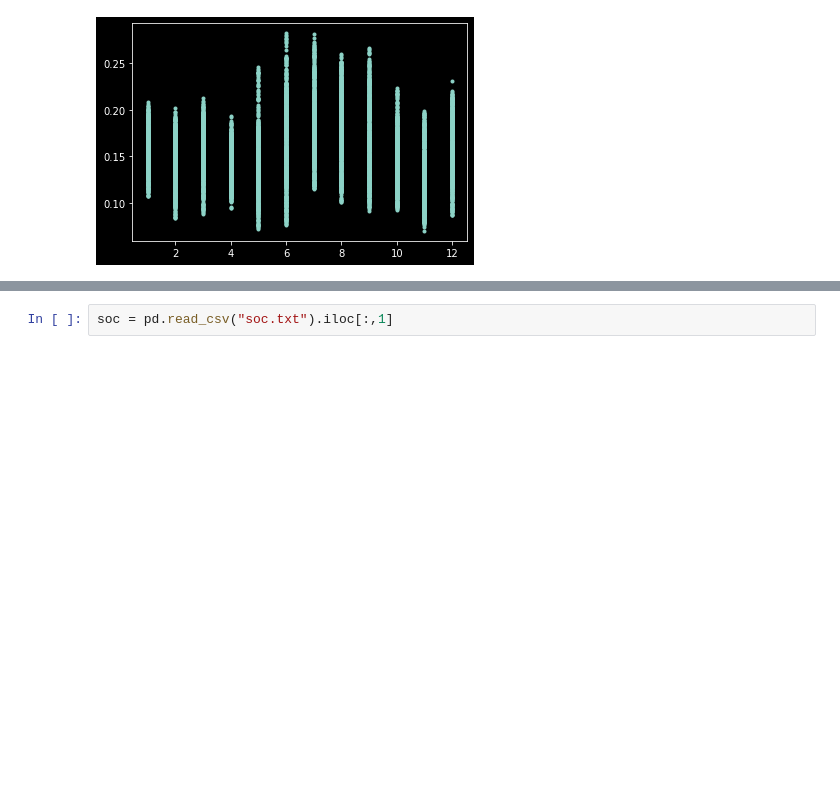
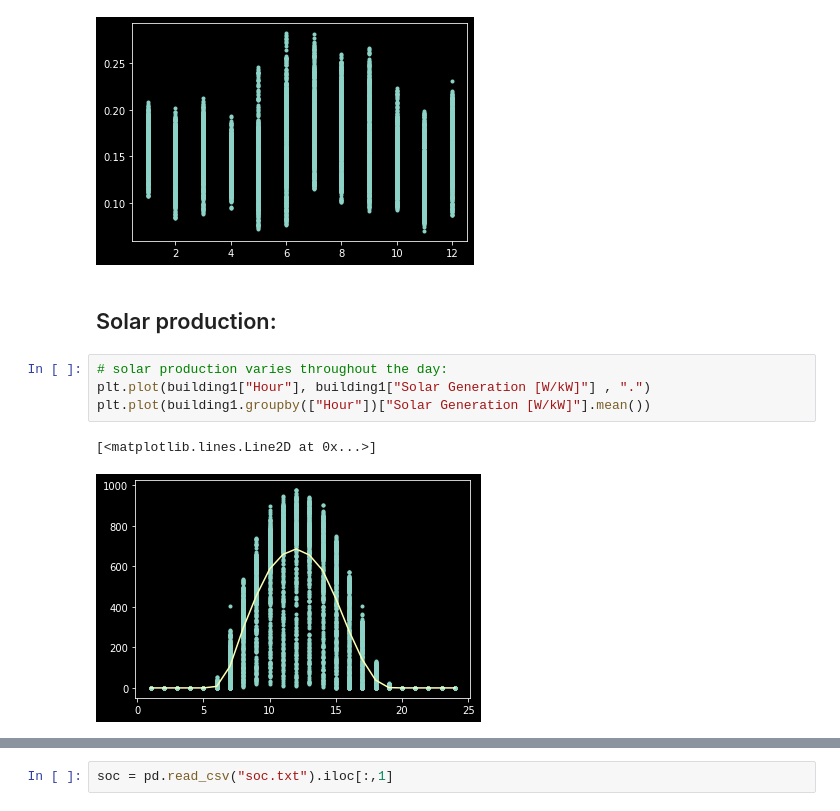
Before and after one commit to ludwigbald/msc-thesis, a Jupyter notebook: exploration.ipynb, the cells around one changed output, grey strips where cells are left out. Cells and saved outputs as stored; diff of their text form; blank space fills up the shorter version.

```diff
--- a/exploration.ipynb
+++ b/exploration.ipynb
@@ -217,3 +221,12 @@ plt.plot(pricingtime["Month"], pricingtime["kg_CO2/kWh"] , ".")
 # %% [output]
 [<matplotlib.lines.Line2D at 0x...>]
 [figure]
+# %% [markdown]
+## Solar production:
+# %%
+# solar production varies throughout the day:
+plt.plot(building1["Hour"], building1["Solar Generation [W/kW]"] , ".")
+plt.plot(building1.groupby(["Hour"])["Solar Generation [W/kW]"].mean())
+# %% [output]
+[<matplotlib.lines.Line2D at 0x...>]
+[figure, added]
```
Also changed, not shown: parts of 4 cells of this notebook, 2 other files.
